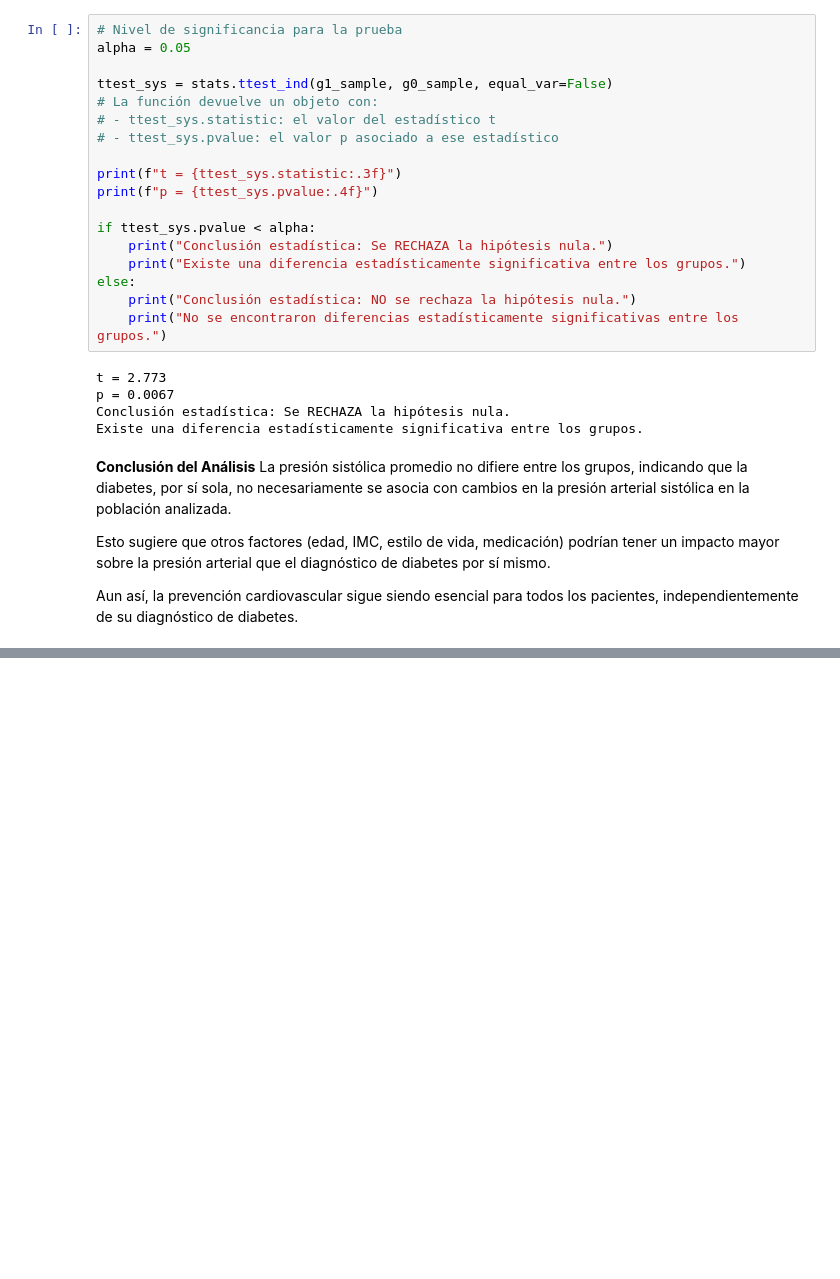
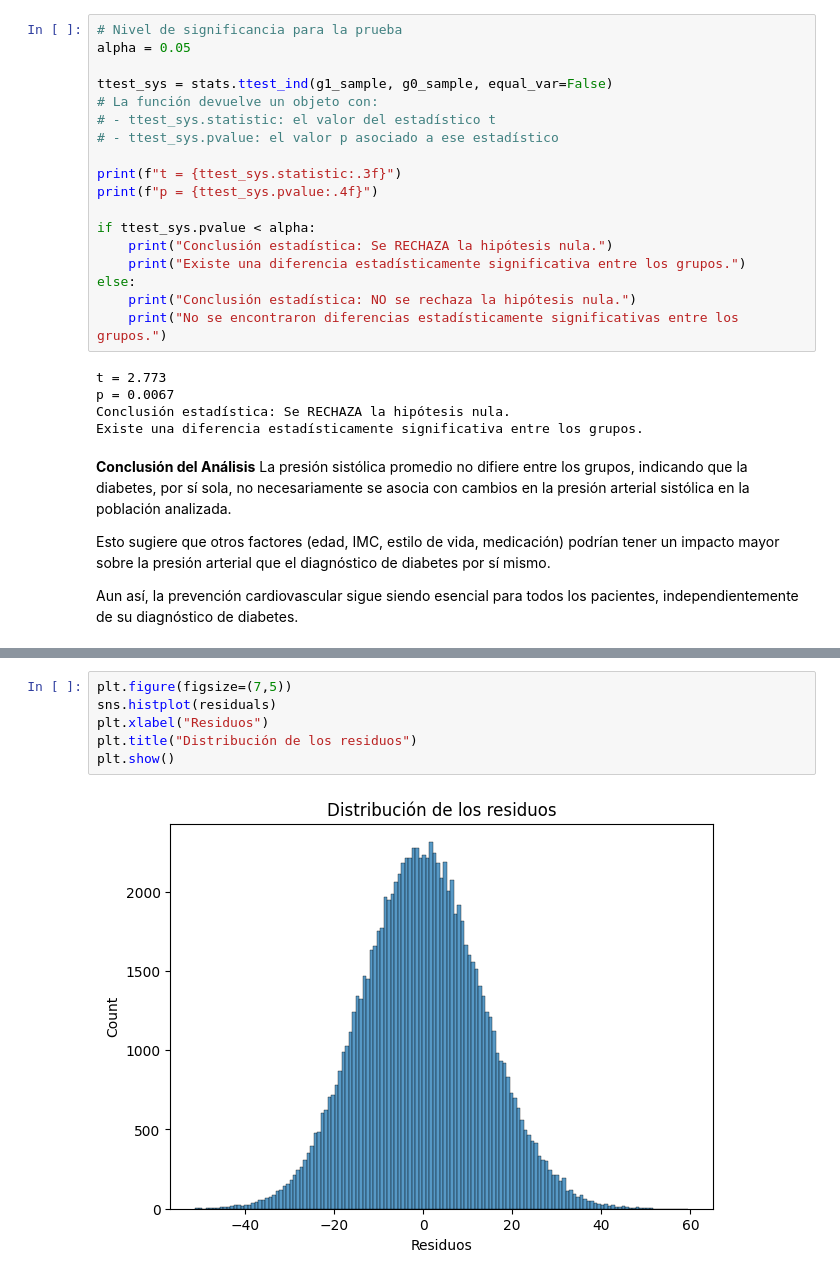
Before and after one commit to Bazan49/Statistical-Analysis-of-Diabetes-Indicators, a Jupyter notebook: Statistical_Analysis.ipynb, the cells around one changed output, grey strips where cells are left out. Saved outputs shown, nothing was run; the diff lists cells and outputs as text; blank space fills up the shorter version.

```diff
--- a/Statistical_Analysis.ipynb
+++ b/Statistical_Analysis.ipynb
@@ -919,0 +1043,8 @@ Aun así, la prevención cardiovascular sigue siendo esencial para todos los pac
+# %%
+plt.figure(figsize=(7,5))
+sns.histplot(residuals)
+plt.xlabel("Residuos")
+plt.title("Distribución de los residuos")
+plt.show()
+# %% [output]
+[figure, added]
```
Also changed, not shown: parts of 27 cells of this notebook.
